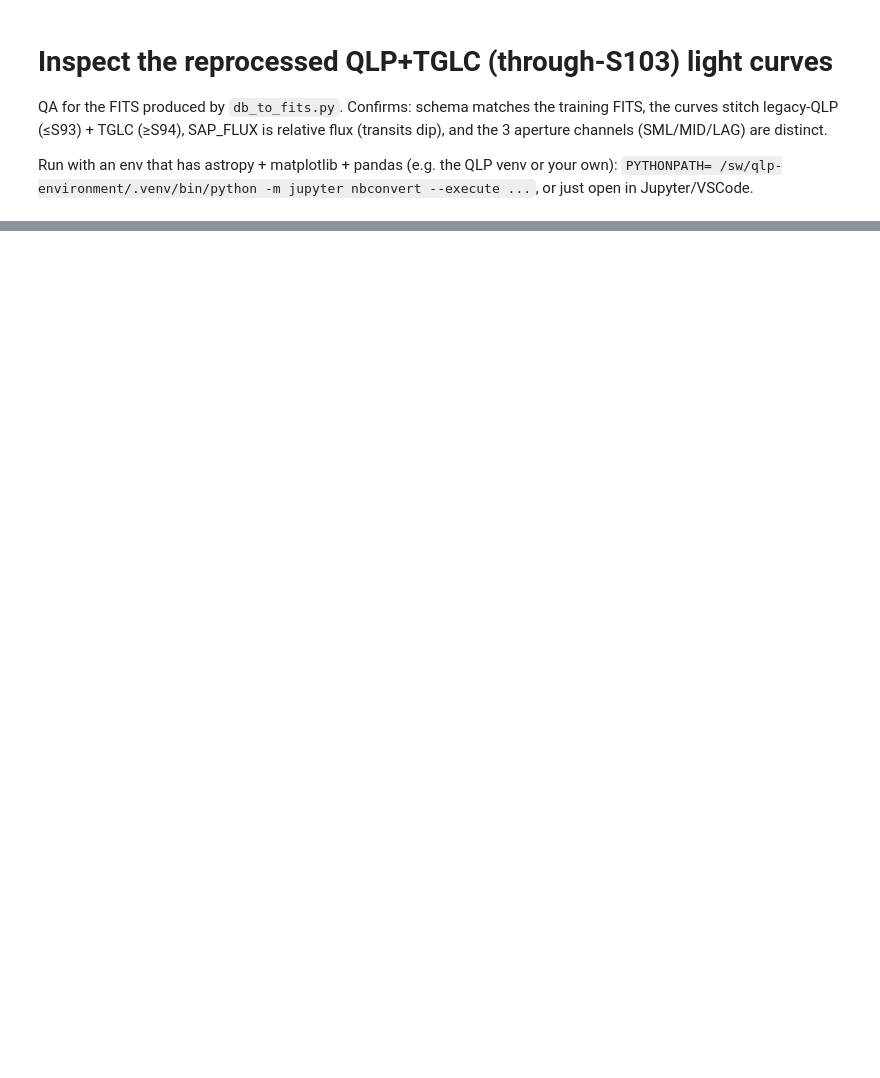
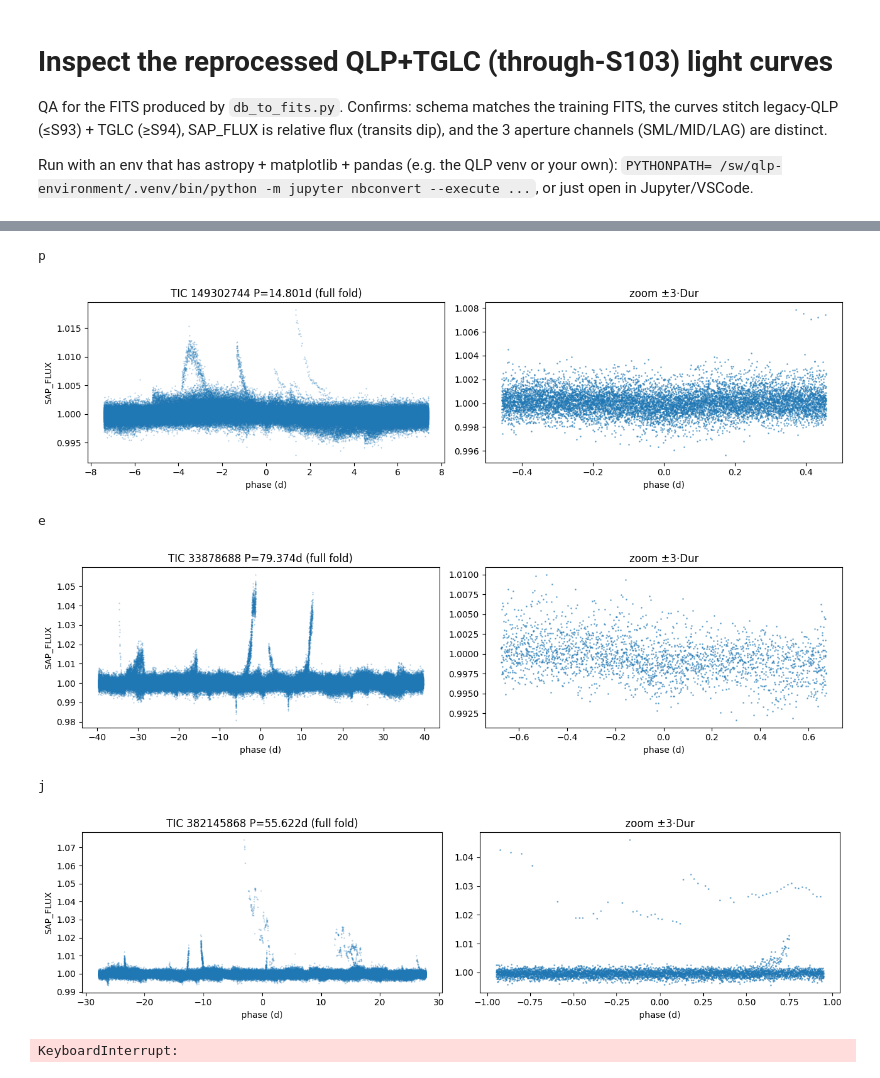
Before and after one commit to pablomerc/Astronet-TGLC, a Jupyter notebook: inspect_reprocessed.ipynb, the cells around one changed output, grey strips where cells are left out. Saved outputs shown, nothing was run; the diff lists cells and outputs as text; code cells hidden in the pictures; blank space fills up the shorter version.

```diff
--- a/inspect_reprocessed.ipynb
+++ b/inspect_reprocessed.ipynb
@@ -89,21 +112,30 @@ print('max per aperture:', {c: round(float(np.nanmax(lc[c][q])),3) for c in ['SA
 # %%
 # Phase-fold on the TCE ephemeris (from the companion CSV) to see the transit
 def phase_fold(tic):
     row = comp[comp['TIC ID']==tic].iloc[0]
     per, epo, dur = float(row['Per']), float(row['Epoc']), float(row['Dur'])
-    lc = load(tic); q = lc['QUALITY']==0 & np.isfinite(lc['SAP_FLUX'])
-    t, f = lc['TIME'][q], lc['SAP_FLUX'][q]
+    lc = load(tic)
+    q = (lc['QUALITY']==0) & np.isfinite(lc['SAP_FLUX'])
+    m = tglc_mask(lc)          # rebuild for this lc
+    t, f = lc['TIME'][q & ~m], lc['SAP_FLUX'][q & ~m]  # QLP only
     ph = ((t - epo + 0.5*per) % per) - 0.5*per
     fig, ax = plt.subplots(1,2, figsize=(13,3.5))
     ax[0].plot(ph, f, '.', ms=1, alpha=.4); ax[0].set_title('TIC %d P=%.3fd (full fold)'%(tic,per))
     ax[0].set_xlabel('phase (d)'); ax[0].set_ylabel('SAP_FLUX')
     w = 3*dur if np.isfinite(dur) and dur>0 else 0.2*per
     sel = np.abs(ph) < w
     ax[1].plot(ph[sel], f[sel], '.', ms=2, alpha=.5); ax[1].set_title('zoom ±3·Dur'); ax[1].set_xlabel('phase (d)')
     plt.tight_layout(); plt.show()
 
 for L, tic in picks.items():
     print(L); phase_fold(tic)
+# %% [output]
+p
+[figure, added]
+e
+[figure, added]
+j
+[figure, added]
 # %%
 # Cross-check: a QLP-only overlap target vs the existing april2025 FITS (same TIC)
 # For the OLD file the sector tag differs; find whatever april2025 file exists for this TIC.
@@ -125,6 +157,8 @@ if overlap:
         np.nanmin(new['TIME']), np.nanmax(new['TIME']), qn.sum()))
 else:
     print('no overlap TIC found in april2025 dir')
+# %% [output]
+KeyboardInterrupt:
 # %%
 # Run-wide sanity: distributions of #cadences and TGLC-era cadences
 ok = summ[summ.status=='written']
```
Also changed, not shown: parts of 6 cells of this notebook, 15 other files.
